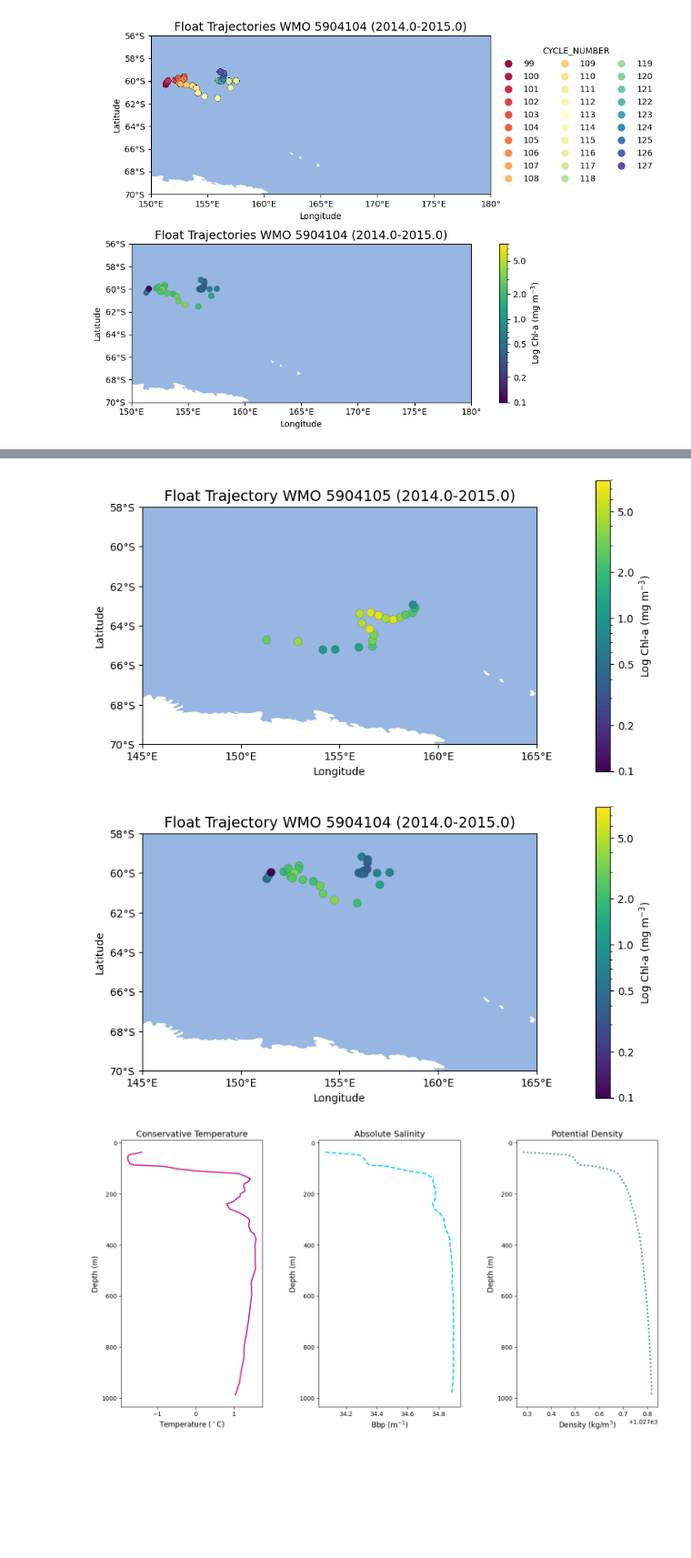
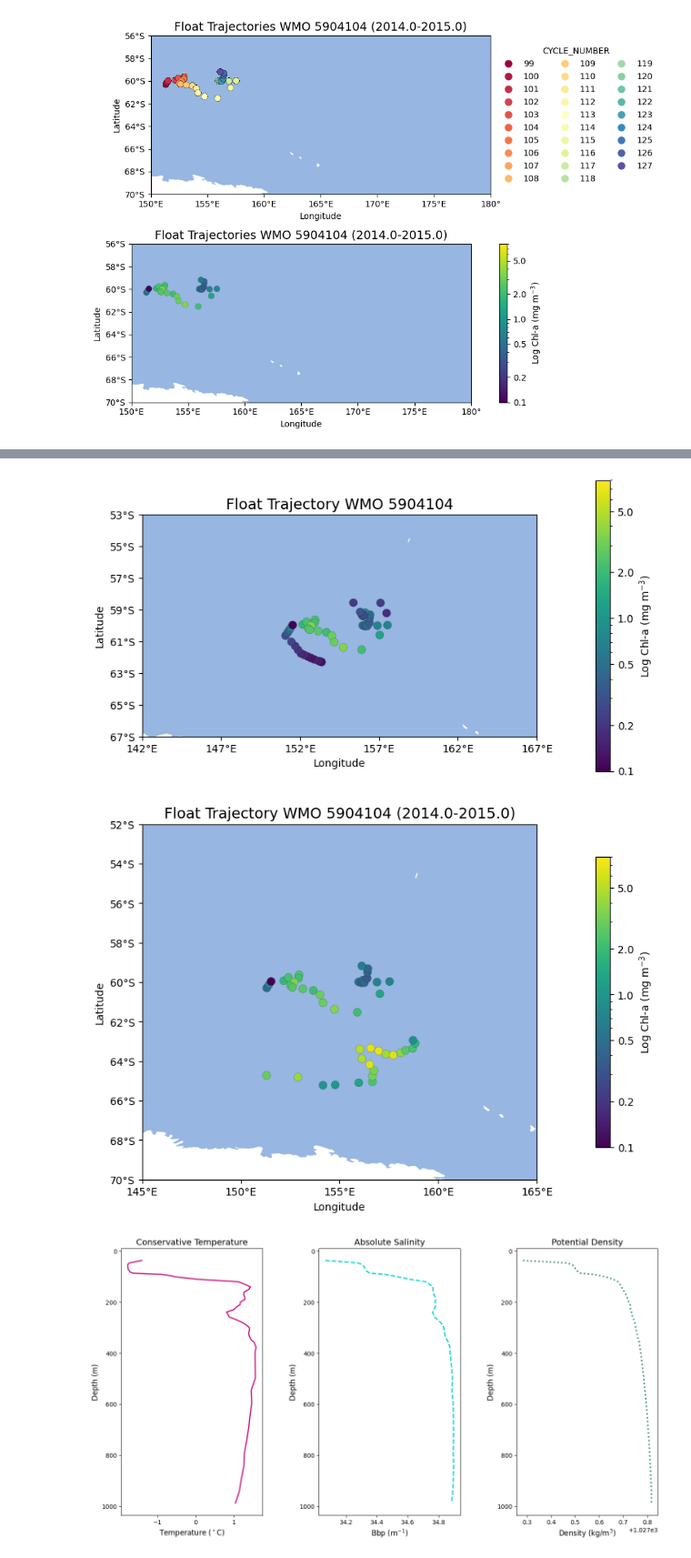
Before and after one commit to Lilah-Asalie/IBIS_Project, a Jupyter notebook: Pressure.ipynb, the cells around one changed output, grey strips where cells are left out. Shown at 91% size. Cells and saved outputs as stored; diff of their text form; code cells hidden in the pictures; blank space fills up the shorter version.

```diff
--- a/Pressure.ipynb
+++ b/Pressure.ipynb
@@ -123,8 +121,8 @@ pdf.to_csv('/Users/lilah/Documents/IBIS_Project/Data/bgc_profiles_BR_extended_ar
 # %% [markdown]
 ### Analyzing and plotting float data
 # %%
-# pdf = pd.read_csv('/Users/lilah/Documents/IBIS_Project/Data/AAR_BGC_extended_region_alltime.csv')
-pdf = pd.read_csv('/Users/steviewalker/Documents/IBIS_Project/Data/AAR_BGC_extended_region_alltime.csv') #for stevie
+pdf = pd.read_csv('/Users/lilah/Documents/IBIS_Project/Data/AAR_BGC_extended_region_alltime.csv')
+# pdf = pd.read_csv('/Users/steviewalker/Documents/IBIS_Project/Data/AAR_BGC_extended_region_alltime.csv') #for stevie
 # %%
 #convert to datetime
 pdf['DATE'] = pd.to_datetime(pdf['DATE'],format = 'mixed')
@@ -445,3 +593,63 @@ traj_yr_cycle(df = pdf_clean, season = '2014.0-2015.0', WMOID = 5904104)
+# %%
+def traj_yr_wmo(df, wmo_val): # Renamed argument to wmo_val to avoid confusion
+
+    # 1. Filter the dataframe to ONLY the specific float first
+    # Replace 'WMOID' with the actual string name of your column
+    df_single = df[df['WMOID'] == wmo_val].copy()
+
+    fig = plt.figure(figsize=(8, 8))
+    ax = plt.axes(projection=ccrs.PlateCarree())
+
+    # add basemap features
+    ax.add_feature(cfeature.COASTLINE)
+    ax.add_feature(cfeature.BORDERS, linestyle=':')
+    ax.add_feature(cfeature.LAND, edgecolor='black', facecolor='lightgray')
+    ax.add_feature(cfeature.OCEAN)
+
+    # 2. Use the SUBSET (df_single) for your calculations, not the original 'df'
+    # This ensures ONLY the specified WMOID data is processed
+    df_chla = (df_single.loc[df_single.groupby(['WMOID', 'CYCLE_NUMBER'])['CHLA_ADJUSTED'].idxmax()])
+
+    # 3. Use the filtered df_chla for the scatter plot
+    sc = ax.scatter(df_chla['LONGITUDE'],
+                    df_chla['LATITUDE'],
+                    c=df_chla['CHLA_ADJUSTED'],
+                    cmap='viridis',
+                    s=60,
+                    transform=ccrs.PlateCarree(),
+                    norm=LogNorm(vmin=0.1, vmax=8),
+                    edgecolor='k',
+                    linewidth=0.1)
+
+     # labels
+    lon_ticks = np.arange(142, 172, 5)
+    lat_ticks = np.arange(-67, -52, 2)
+    ax.set_xticks(lon_ticks, crs=ccrs.PlateCarree())
+    ax.set_yticks(lat_ticks, crs=ccrs.PlateCarree())
+    ax.xaxis.set_major_formatter(LongitudeFormatter(zero_direction_label=True))
+    ax.yaxis.set_major_formatter(LatitudeFormatter())
+
+    ax.set_title(f'Float Trajectory WMO {wmo_val}', fontsize=14)
+    ax.set_xlabel('Longitude')
+    ax.set_ylabel('Latitude')
+
+
+    cbar = plt.colorbar(sc, ax=ax, orientation='vertical', pad=0.11,shrink=0.5)
+    cbar.set_label('Log Chl-a (mg m$^{-3}$)')
+    cbar.locator = LogLocator(base=10, subs=(1, 2, 5))
+    cbar.formatter = FormatStrFormatter("%.1f")
+    cbar.update_ticks()
+
+
+    plt.tight_layout()
+    plt.show()
+
+    fig.savefig(f'/Users/lilah/Documents/IBIS_Project/Figures/float_traj_4_2014-15.png', bbox_inches='tight')
+
+
+traj_yr_wmo(df = subset_df, wmo_val= 5904104)
+# %% [output]
+[figure, added]
 # %%
 def traj_yr_wmo(df, season, WMOID):
 
@@ -459,7 +667,8 @@ def traj_yr_wmo(df, season, WMOID):
     ax.add_feature(cfeature.OCEAN)
 
     #add profile locations -----------------
-    # df_chla = (df.loc[df.groupby(['WMOID', 'CYCLE_NUMBER'])['CHLA_ADJUSTED'].idxmax()])
+    df_chla = (df.loc[df.groupby(['WMOID', 'CYCLE_NUMBER'])['CHLA_ADJUSTED'].idxmax()])
+
 
     # for eddy profile
     # eddy_wmoid = 5906581
@@ -467,40 +676,41 @@ def traj_yr_wmo(df, season, WMOID):
     # df_chla = (df_eddy.loc[df_eddy.groupby(['WMOID', 'CYCLE_NUMBER'])['CHLA_ADJUSTED'].idxmax()])
 
     df_1 = df[df['WMOID'] == WMOID]
-    df_chla = (df_1.loc[df_1.groupby(['WMOID', 'CYCLE_NUMBER'])['CHLA_ADJUSTED'].idxmax()])
+    # df_chla = (df_1.loc[df_1.groupby(['WMOID', 'CYCLE_NUMBER'])['CHLA_ADJUSTED'].idxmax()]) # this is for DCM
+    #get chla at 5 dbar in all profiles, this is for surface chla
+    df_surface = (df_chla.loc[df_chla.groupby(['WMOID', 'CYCLE_NUMBER'])['PRES_ADJUSTED'].apply(lambda x: (x - 5).abs().idxmin())])
 
 
     sc = ax.scatter(df_chla['LONGITUDE'], df_chla['LATITUDE'],c=df_chla['CHLA_ADJUSTED'],
         cmap='viridis',s=60,transform=ccrs.PlateCarree(),norm=LogNorm(vmin=0.1, vmax=8), edgecolor='k', linewidth=0.1)
 
     # labels
     lon_ticks = np.arange(145, 170, 5)
-    lat_ticks = np.arange(-70, -56, 2)
+    lat_ticks = np.arange(-70, -50, 2)
     ax.set_xticks(lon_ticks, crs=ccrs.PlateCarree())
     ax.set_yticks(lat_ticks, crs=ccrs.PlateCarree())
     ax.xaxis.set_major_formatter(LongitudeFormatter(zero_direction_label=True))
     ax.yaxis.set_major_formatter(LatitudeFormatter())
 
     ax.set_title(f'Float Trajectory WMO {WMOID} ({season})', fontsize=14)
     ax.set_xlabel('Longitude')
     ax.set_ylabel('Latitude')
 
 
     cbar = plt.colorbar(sc, ax=ax, orientation='vertical', pad=0.11,shrink=0.5)
     cbar.set_label('Log Chl-a (mg m$^{-3}$)')
     cbar.locator = LogLocator(base=10, subs=(1, 2, 5))
     cbar.formatter = FormatStrFormatter("%.1f")
     cbar.update_ticks()
 
 
     plt.tight_layout()
     plt.show()
 
-traj_yr_wmo(df = pdf_clean, season = '2014.0-2015.0', WMOID= 5904105)
+# traj_yr_wmo(df = pdf_clean, season = '2014.0-2015.0', WMOID= 5904105)
 traj_yr_wmo(df = pdf_clean, season = '2014.0-2015.0', WMOID= 5904104)
 # %% [output]
-[figure, old version]
+[figure, new version]
-[figure, removed]
 # %%
 # FUNCTION FOR PHYSICAL PROPERTIES
 
```
Also changed, not shown: parts of 26 cells of this notebook, 1 other file.
